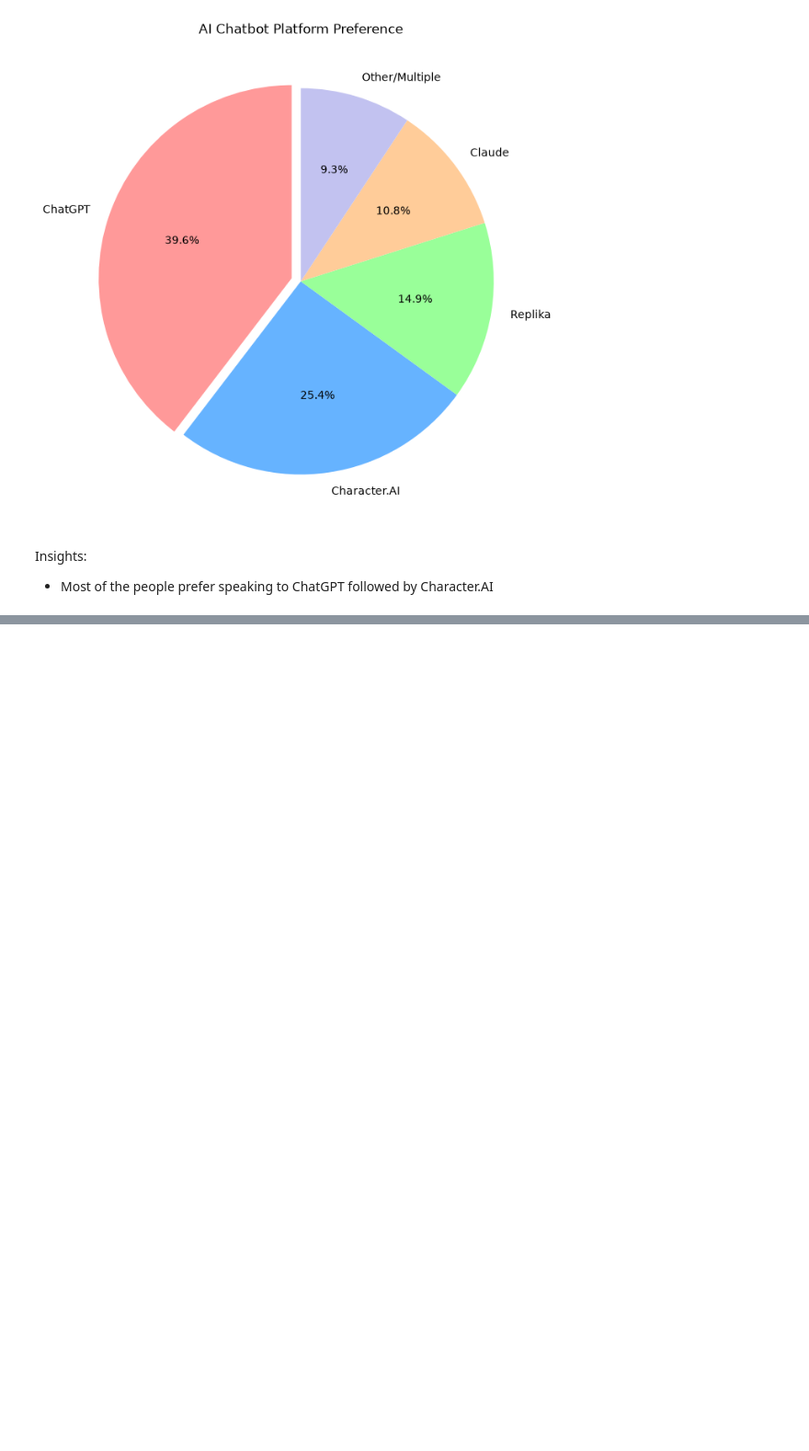
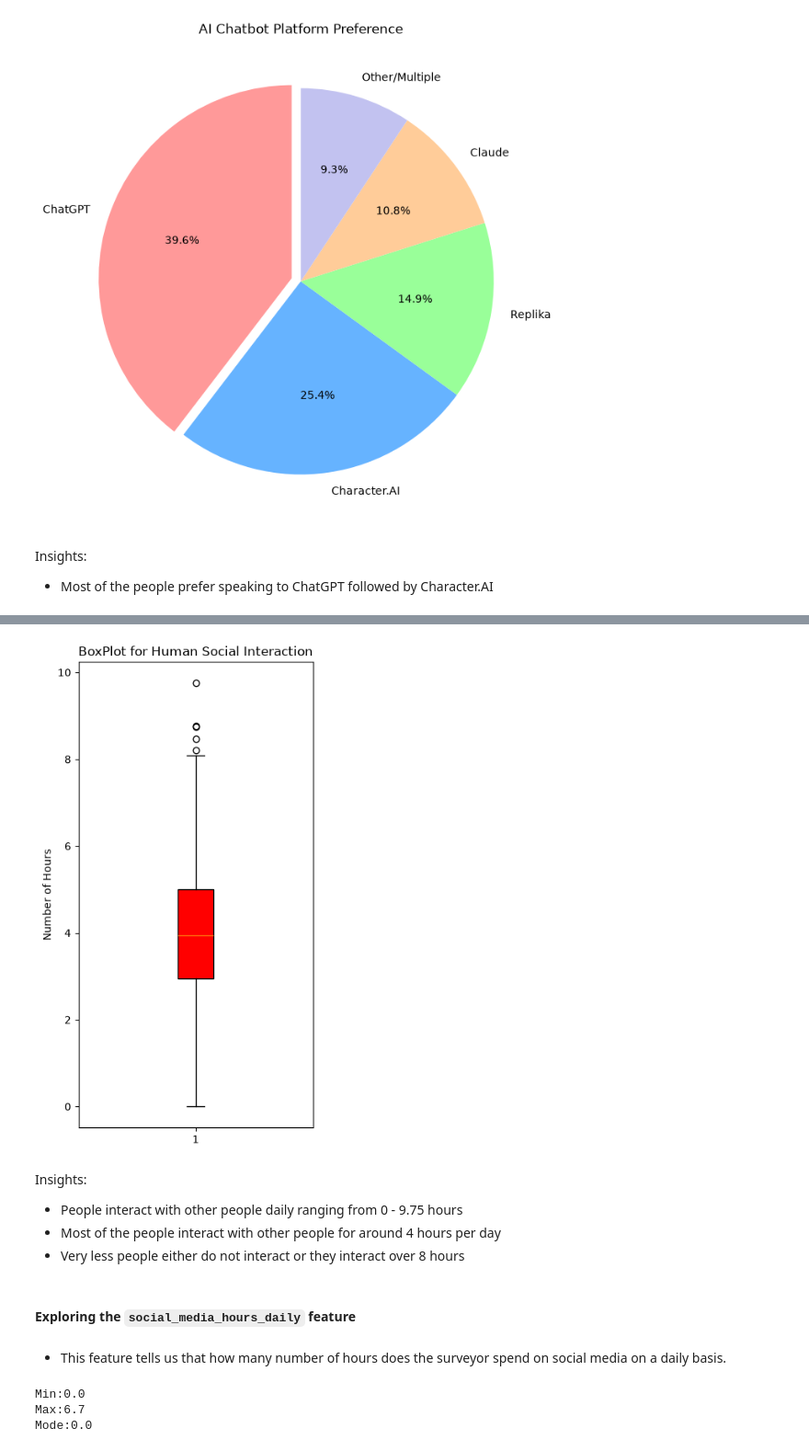
Before and after one commit to adiban17/ai_companion_dependency, a Jupyter notebook: notebook/exploratory_data_analysis.ipynb, the cells around one changed output, grey strips where cells are left out. Shown at 92% size. Saved outputs shown, nothing was run; the diff lists cells and outputs as text; code cells hidden in the pictures; blank space fills up the shorter version.

```diff
--- a/notebook/exploratory_data_analysis.ipynb
+++ b/notebook/exploratory_data_analysis.ipynb
@@ -436,0 +512,27 @@ Insights:
+# %%
+# Visualization
+plt.figure(figsize=(4, 8))
+plt.title('BoxPlot for Human Social Interaction')
+plt.ylabel('Number of Hours')
+plt.boxplot(x=df['human_social_interaction_hours'], vert=True, patch_artist=True, boxprops={'facecolor': 'red', 'edgecolor': 'black'});
+# %% [output]
+[figure, added]
+# %% [markdown]
+Insights:
+- People interact with other people daily ranging from 0 - 9.75 hours
+- Most of the people interact with other people for around 4 hours per day
+- Very less people either do not interact or they interact over 8 hours
+# %% [markdown]
+#### Exploring the `social_media_hours_daily` feature
+# %% [markdown]
+- This feature tells us that how many number of hours does the surveyor spend on social media on a daily basis.
+# %%
+# Range
+max = df['social_media_hours_daily'].max()
+min = df['social_media_hours_daily'].min()
+mode = df['social_media_hours_daily'].mode()
+print(f"Min:{min}\nMax:{max}\nMode:{mode[0]}")
+# %% [output]
+Min:0.0
+Max:6.7
+Mode:0.0
```
Also changed, not shown: parts of 47 cells of this notebook.
